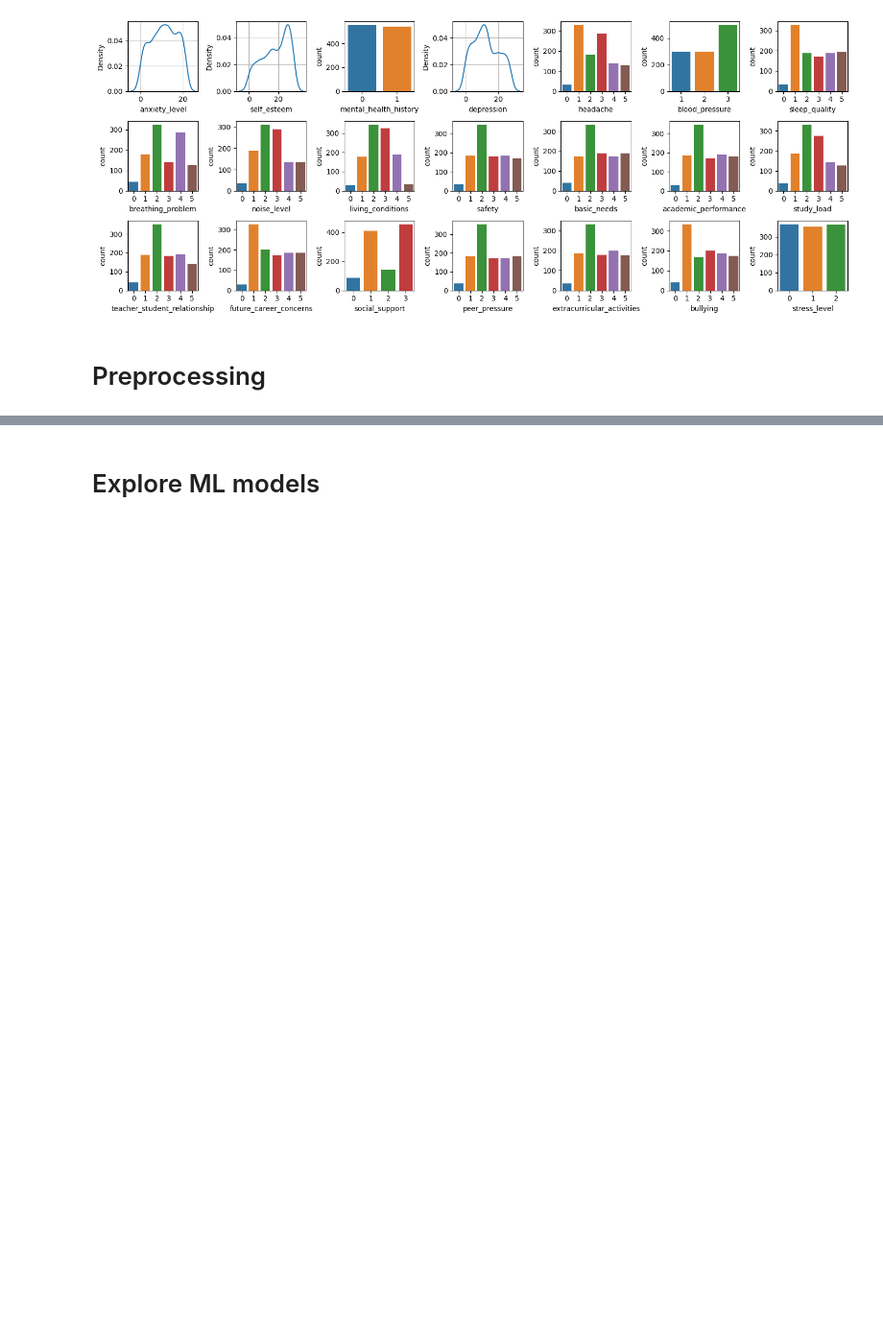
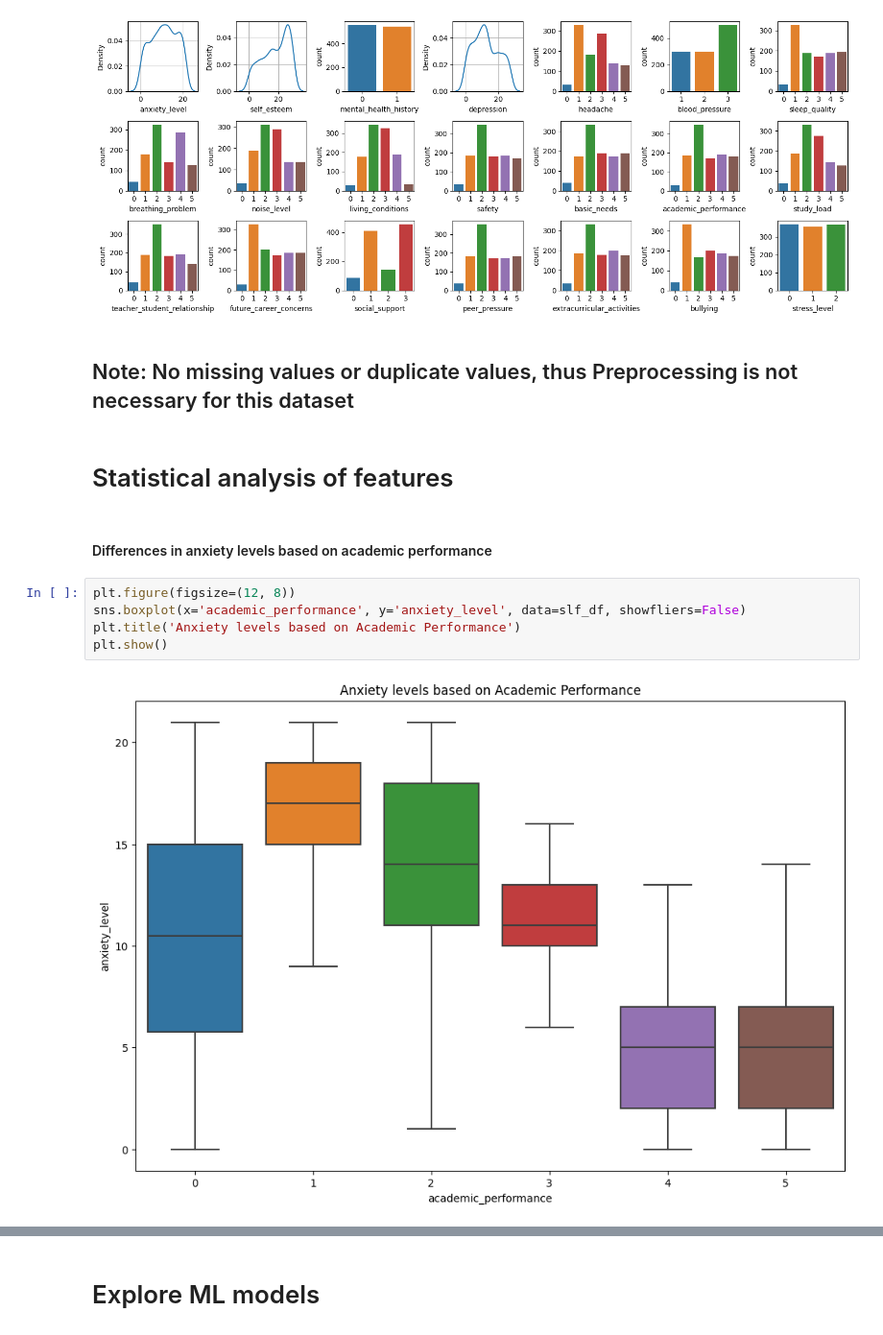
Before and after one commit to ZacPerry-dev/Student-Stress-Factors, a Jupyter notebook: notebook.ipynb, the cells around one changed output, grey strips where cells are left out. Shown at 96% size. Saved outputs shown, nothing was run; the diff lists cells and outputs as text; blank space fills up the shorter version.

```diff
--- a/notebook.ipynb
+++ b/notebook.ipynb
@@ -69,5 +92,16 @@ plt.tight_layout()
 plt.show()
 # %% [output]
 [figure]
-# %% [markdown]
-# Preprocessing
+# %% [markdown]
+## Note: No missing values or duplicate values, thus Preprocessing is not necessary for this dataset
+# %% [markdown]
+# Statistical analysis of features
+# %% [markdown]
+#### Differences in anxiety levels based on academic performance
+# %%
+plt.figure(figsize=(12, 8))
+sns.boxplot(x='academic_performance', y='anxiety_level', data=slf_df, showfliers=False)
+plt.title('Anxiety levels based on Academic Performance')
+plt.show()
+# %% [output]
+[figure, added]
```
Also changed, not shown: parts of 28 cells of this notebook.
